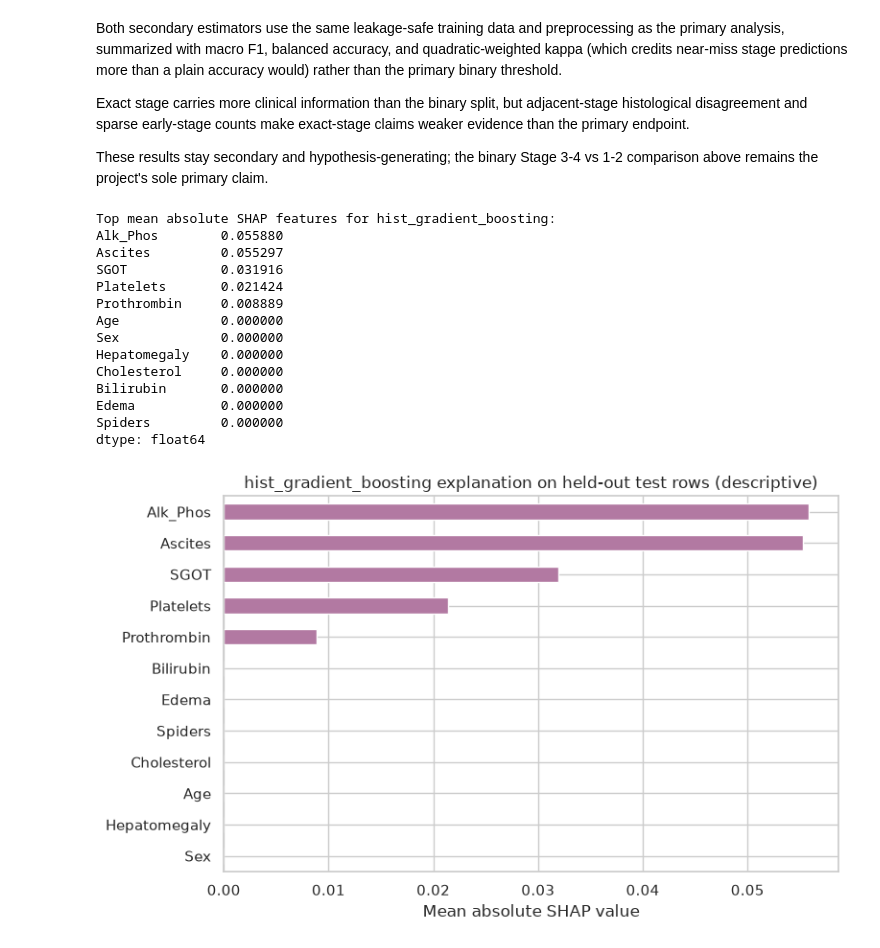
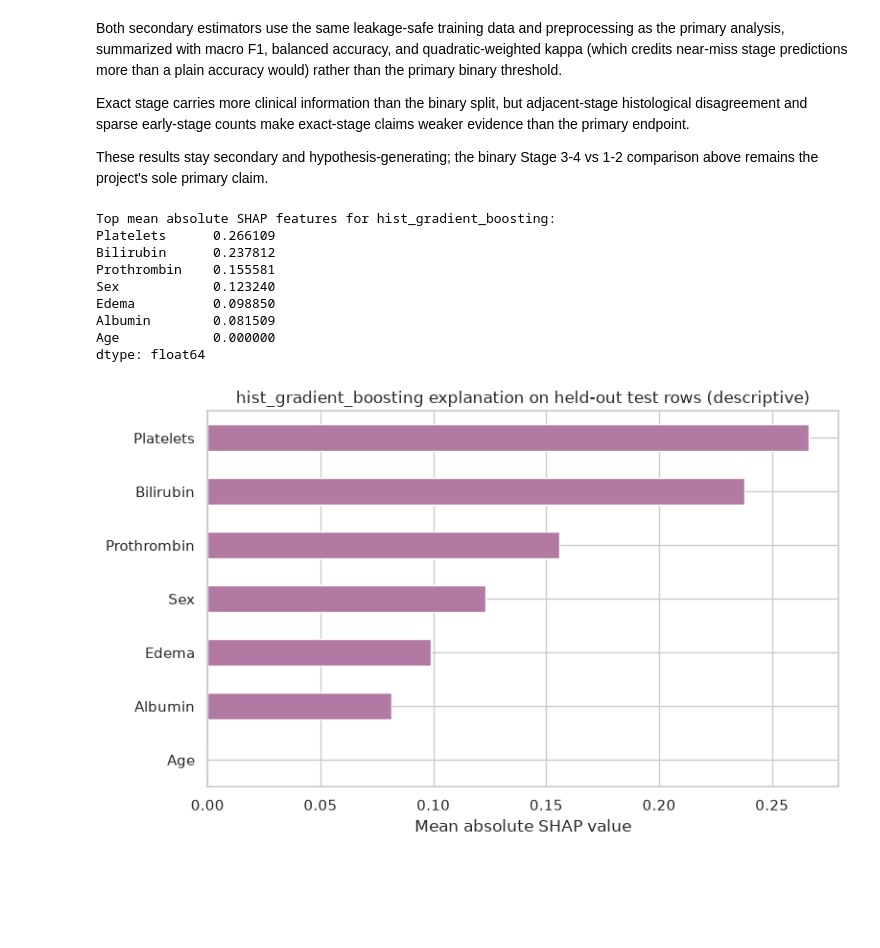
Before and after one commit to datakrdo/portfolio, a Jupyter notebook: cirrhosis/pbc-portfolio.ipynb, the cells around one changed output. Cells and saved outputs as stored; diff of their text form; code cells hidden in the pictures; blank space fills up the shorter version.

```diff
--- a/cirrhosis/pbc-portfolio.ipynb
+++ b/cirrhosis/pbc-portfolio.ipynb
@@ -62,7 +69,7 @@ We will deal with the following columns:
 **Secondary, exploratory endpoints.** Exact 4-stage multiclass and a cumulative ordinal model, reported but not used to judge the project.
 # %%
 # Imports are deliberately limited to public scientific/ML libraries plus pathlib,
-# so this notebook runs stand-alone -- no imports from this repository's src/ package.
+# so this notebook runs stand-alone -- no imports from this repository's pbc package.
 import warnings
 from pathlib import Path
 
@@ -84,6 +91,7 @@ from sklearn.metrics import (
     cohen_kappa_score,
     confusion_matrix,
     f1_score,
+    make_scorer,
     precision_recall_curve,
     roc_auc_score,
     roc_curve,
@@ -98,11 +106,13 @@ RANDOM_STATE = 41
 BOOTSTRAP_REPS = 500
 N_BOOT_OPTIMISM = 200
 OUTER_SPLITS, OUTER_REPEATS, INNER_SPLITS = 5, 3, 3  # lighter than 03_model_development.ipynb's 5x5, for a runnable stand-alone notebook
+TARGET_SENSITIVITY = 0.90  # rule-out objective: keep >= 90% of truly advanced patients above the threshold
 
 pd.set_option("display.max_columns", 100)
 sns.set_theme(style="whitegrid", context="notebook")
 print(f"Random seed: {RANDOM_STATE}; single-split bootstrap reps: {BOOTSTRAP_REPS}; optimism bootstrap reps: {N_BOOT_OPTIMISM}")
 print(f"Nested CV: {OUTER_SPLITS} outer splits x {OUTER_REPEATS} repeats, {INNER_SPLITS}-fold inner threshold tuning")
+print(f"Rule-out target sensitivity: {TARGET_SENSITIVITY:.0%}")
 # %% [output]
 Random seed: 41; single-split bootstrap reps: 500; optimism bootstrap reps: 200
 Nested CV: 5 outer splits x 3 repeats, 3-fold inner threshold tuning
@@ -1182,0 +417,16 @@ quadratic_weighted_kappa                        0.352
+# %%
+# Stratified 80/20 split per feature set (stratified on the endpoint), kept as one
+# external-validation-style demonstration rather than the headline estimate.
+splits = {}
+for set_name, (X_set, y_set, stage_set) in datasets.items():
+    X_tr, X_te, y_tr, y_te = train_test_split(
+        X_set, y_set, test_size=0.20, random_state=RANDOM_STATE, stratify=y_set
+    )
+    splits[set_name] = {
+        "X_train": X_tr, "X_test": X_te, "y_train": y_tr, "y_test": y_te,
+        "stage_train": stage_set.loc[X_tr.index], "stage_test": stage_set.loc[X_te.index],
+    }
+    print(f"[{set_name}] train_rows={len(X_tr)}, test_rows={len(X_te)}, "
+          f"train counts={y_tr.value_counts().sort_index().to_dict()}, test counts={y_te.value_counts().sort_index().to_dict()}, "
+          f"index overlap={len(set(X_tr.index) & set(X_te.index))}, "
+          f"EPV (train only)={events_per_variable(X_tr, y_tr):.2f}")
@@ -1193,59 +1260,52 @@ exact-stage claims weaker evidence than the primary endpoint.
 These results stay secondary and hypothesis-generating; the binary Stage 3-4 vs 1-2
 comparison above remains the project's sole primary claim.
 # %%
-# Optional SHAP explanation for the primary comparator; absence is handled gracefully.
+# Optional SHAP explanation for hist_gradient_boosting (core set); absence is handled gracefully.
 try:
     import shap
     shap_available = True
 except ImportError as exc:
     shap_available = False
     print("SHAP unavailable; continuing without explanations:", type(exc).__name__)
 
 if shap_available:
     try:
-        primary_fitted = final_models[PRIMARY_MODEL].estimator_  # TunedThresholdClassifierCV wraps the fitted Pipeline
-        preprocess_step = primary_fitted.named_steps["preprocess"]
-        estimator_step = primary_fitted.named_steps["model"]
-        train_cast = preprocess_step.transform(X_train)
-        test_cast = preprocess_step.transform(X_test)
+        shap_model = final_models["core"]["hist_gradient_boosting"].estimator_  # TunedThresholdClassifierCV wraps the fitted Pipeline
+        preprocess_step = shap_model.named_steps["preprocess"]
+        estimator_step = shap_model.named_steps["model"]
+        test_cast = preprocess_step.transform(splits["core"]["X_test"])
 
         def encode_for_shap(frame):
             encoded = frame.copy()
             for column in encoded.select_dtypes("category").columns:
                 codes = encoded[column].cat.codes.astype(float)
                 codes[encoded[column].isna()] = np.nan
                 encoded[column] = codes
             return encoded.astype(float)
 
-        background = encode_for_shap(train_cast.sample(min(100, len(train_cast)), random_state=RANDOM_STATE))
-        explainer = shap.TreeExplainer(estimator_step, data=background, feature_perturbation="interventional")
-        values = explainer(encode_for_shap(test_cast), check_additivity=False)
+        explainer = shap.TreeExplainer(estimator_step)
+        values = explainer(encode_for_shap(test_cast))
         mean_abs = pd.Series(np.abs(values.values).mean(axis=0), index=test_cast.columns).sort_values(ascending=False).head(12)
-        print(f"Top mean absolute SHAP features for {PRIMARY_MODEL}:")
+        print("Top mean absolute SHAP features for hist_gradient_boosting:")
         print(mean_abs)
         mean_abs.sort_values().plot.barh(figsize=(8, 5), color="#b279a2")
-        plt.title(f"{PRIMARY_MODEL} explanation on held-out test rows (descriptive)")
+        plt.title("hist_gradient_boosting explanation on held-out test rows (descriptive)")
         plt.xlabel("Mean absolute SHAP value")
         plt.tight_layout()
         plt.show()
     except Exception as exc:
         print("SHAP could not explain this pipeline; continuing:", type(exc).__name__, str(exc)[:200])
 else:
     print("Install shap separately for optional explanations; core results above are complete without it.")
 # %% [output]
 Top mean absolute SHAP features for hist_gradient_boosting:
-Alk_Phos        0.055880
-Ascites         0.055297
-SGOT            0.031916
-Platelets       0.021424
-Prothrombin     0.008889
-Age             0.000000
-Sex             0.000000
-Hepatomegaly    0.000000
-Cholesterol     0.000000
-Bilirubin       0.000000
-Edema           0.000000
-Spiders         0.000000
+Platelets      0.266109
+Bilirubin      0.237812
+Prothrombin    0.155581
+Sex            0.123240
+Edema          0.098850
+Albumin        0.081509
+Age            0.000000
 dtype: float64
-[figure, old version]
+[figure, new version]
 # %% [markdown]
```
Also changed, not shown: parts of 69 cells of this notebook, 44 other files.
